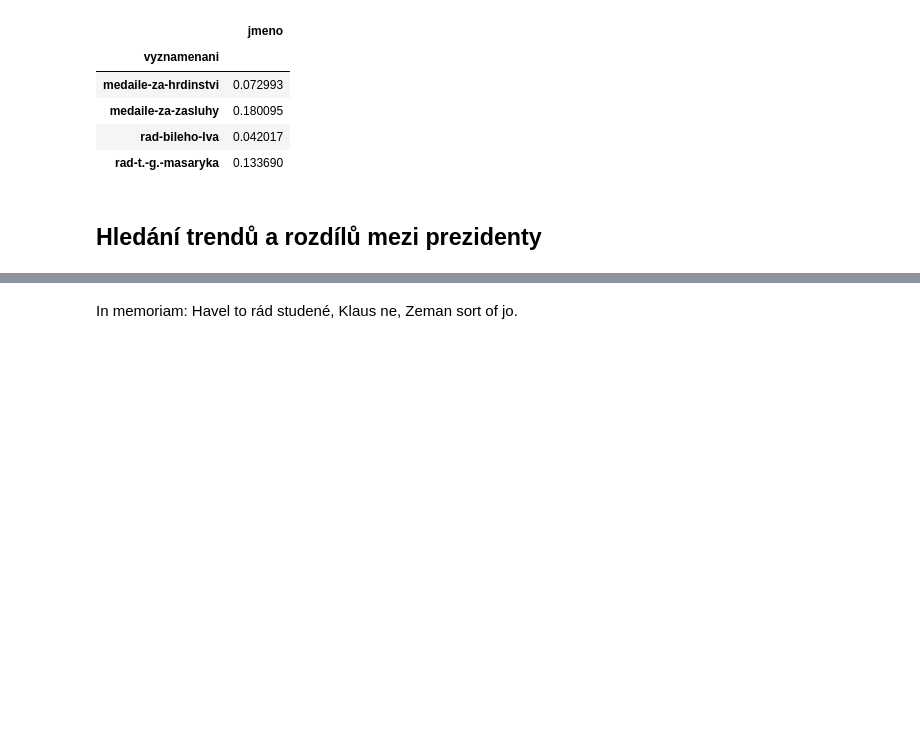
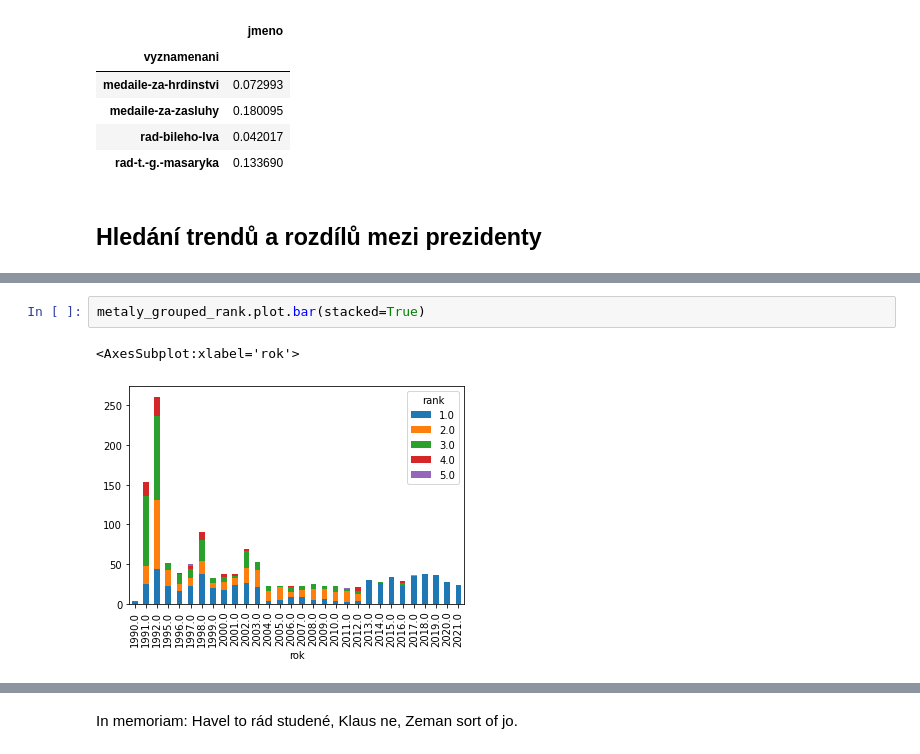
Before and after one commit to DataRozhlas/vyznamenani, a Jupyter notebook: vyznamenani.ipynb, the cells around one changed output, grey strips where cells are left out. Saved outputs shown, nothing was run; the diff lists cells and outputs as text; blank space fills up the shorter version.

```diff
--- a/vyznamenani.ipynb
+++ b/vyznamenani.ipynb
@@ -219,3 +241,8 @@ pd.DataFrame(metaly[(metaly["stat"] == "cr") & (metaly["pohlavi"] == "zena")].gr
+# %%
+metaly_grouped_rank.plot.bar(stacked=True)
+# %% [output]
+<AxesSubplot:xlabel='rok'>
+[figure, added]
 # %%
 metaly[(metaly["vyznamenani"] != "medaile-za-hrdinstvi") & (metaly["stat"] == "cr") & (metaly["inmemoriam"] == True)].groupby("rok")["jmeno"].nunique().plot.bar()
 # %% [output]
```
Also changed, not shown: parts of 24 cells of this notebook.
